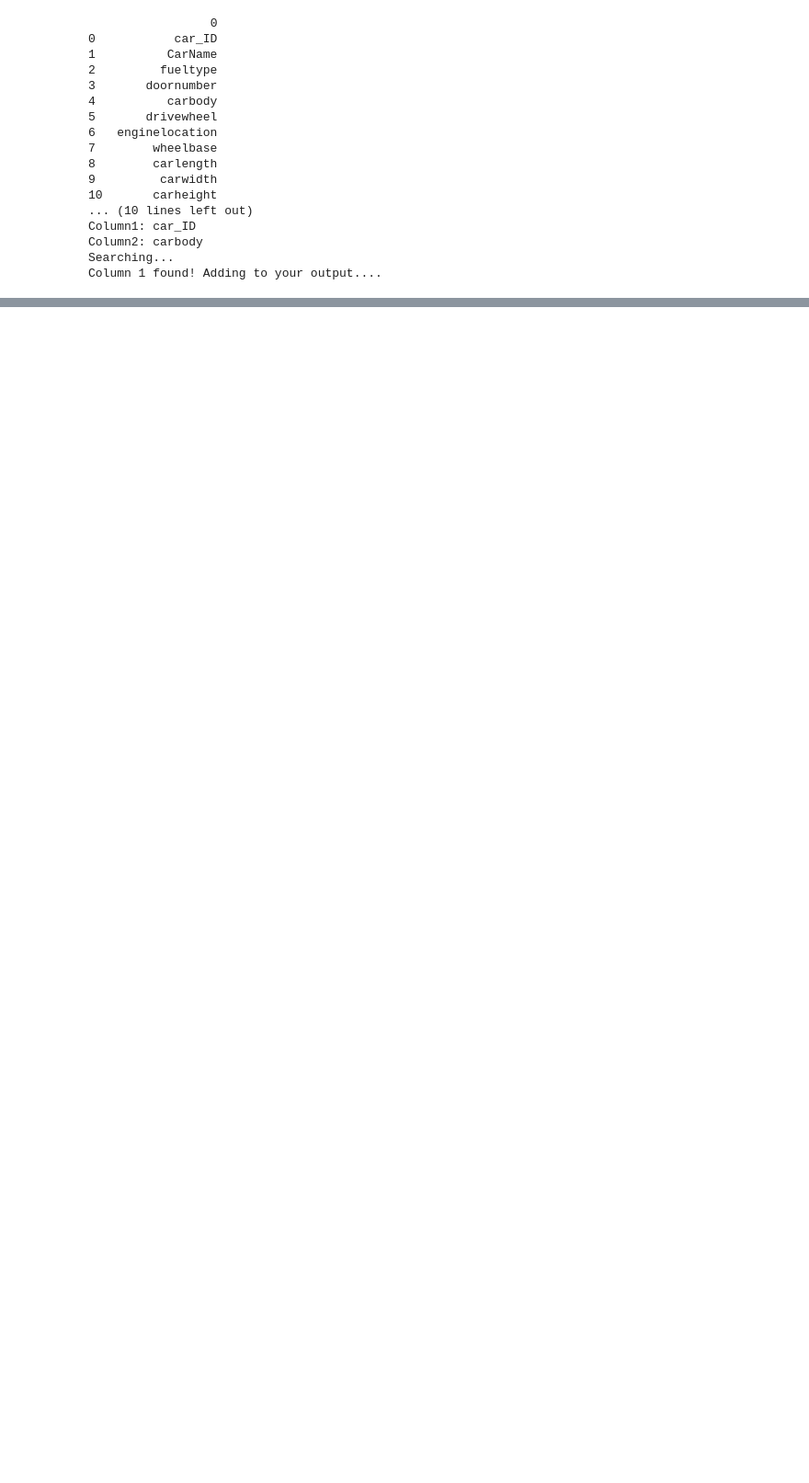
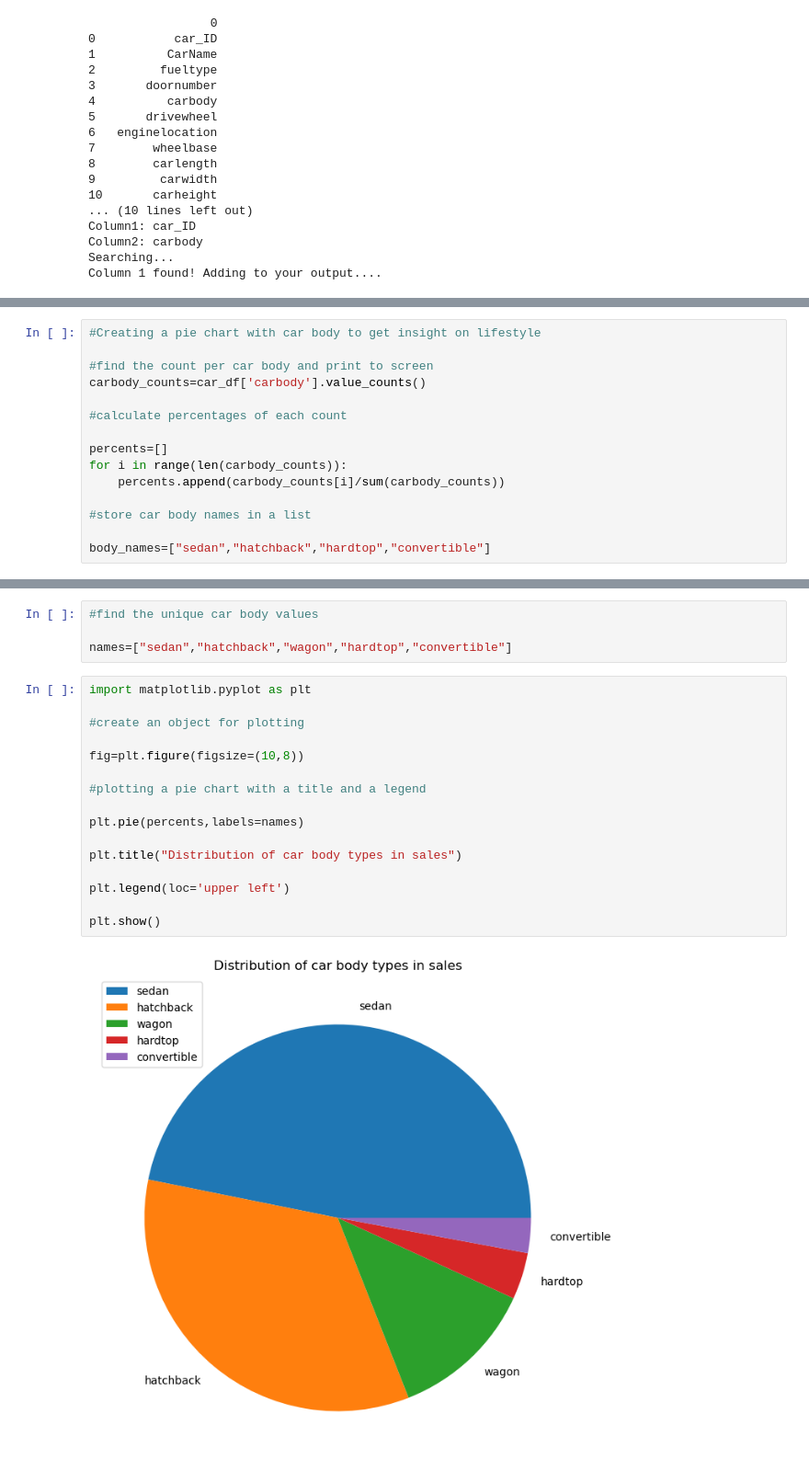
Before and after one commit to kim-b3rly/CarSales-analytics, a Jupyter notebook: main.ipynb, the cells around one changed output, grey strips where cells are left out. Shown: that part at 92% size. Drawn from its saved outputs; the diff is of its cells as text; blank space fills up the shorter version.

```diff
--- a/main.ipynb
+++ b/main.ipynb
@@ -270,0 +399,15 @@ df_carbody_grouped2.sum()
+# %%
+#Creating a pie chart with car body to get insight on lifestyle
+
+#find the count per car body and print to screen
+carbody_counts=car_df['carbody'].value_counts()
+
+#calculate percentages of each count
+
+percents=[]
+for i in range(len(carbody_counts)):
+    percents.append(carbody_counts[i]/sum(carbody_counts))
+
+#store car body names in a list
+
+body_names=["sedan","hatchback","hardtop","convertible"]
@@ -270,0 +423,22 @@ df_carbody_grouped2.sum()
+# %%
+#find the unique car body values
+
+names=["sedan","hatchback","wagon","hardtop","convertible"]
+# %%
+import matplotlib.pyplot as plt
+
+#create an object for plotting
+
+fig=plt.figure(figsize=(10,8))
+
+#plotting a pie chart with a title and a legend
+
+plt.pie(percents,labels=names)
+
+plt.title("Distribution of car body types in sales")
+
+plt.legend(loc='upper left')
+
+plt.show()
+# %% [output]
+[figure, added]
```
Also changed, not shown: parts of 34 cells of this notebook.
